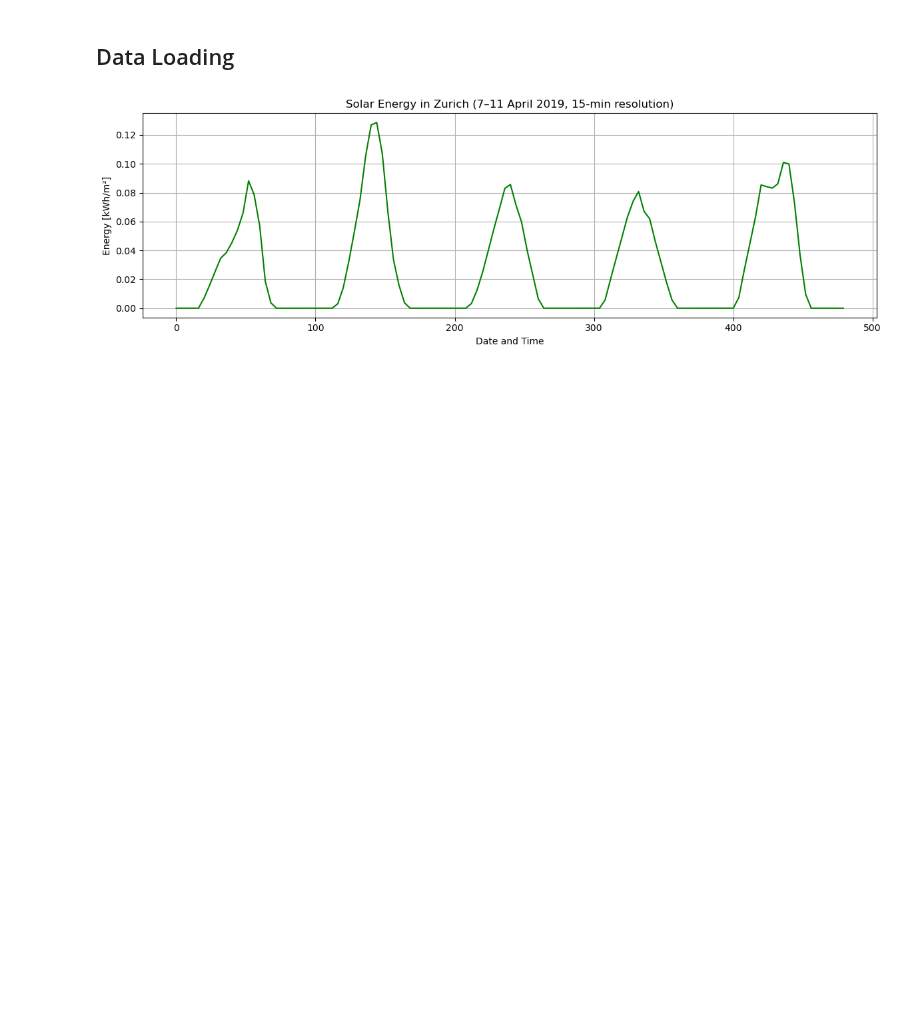
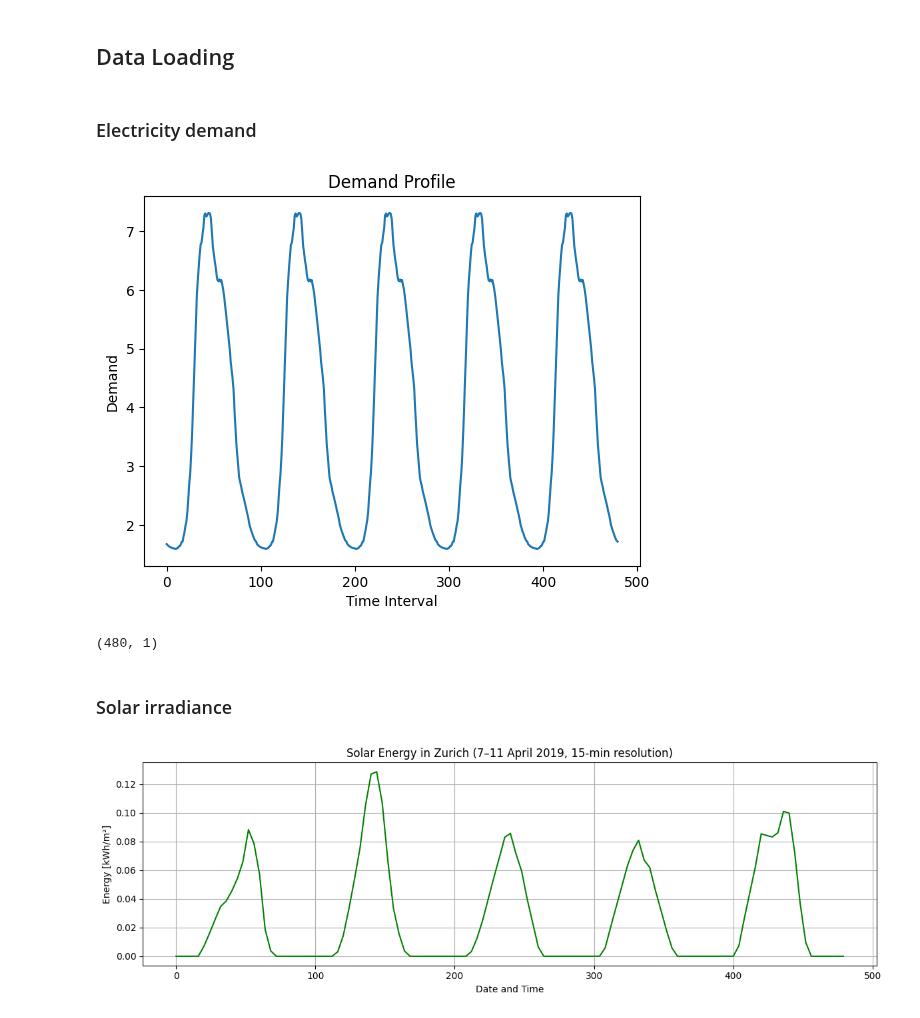
Before and after one commit to mauriacantoine/OptiDemandResponse, a Jupyter notebook: Project.ipynb, the cells around one changed output. Saved outputs shown, nothing was run; the diff lists cells and outputs as text; code cells hidden in the pictures; blank space fills up the shorter version.

Commit message:
add demand data to project.ipynb

```diff
--- a/Project.ipynb
+++ b/Project.ipynb
@@ -16,5 +18,30 @@ m = gp.Model("ADR")
 # %% [markdown]
 ## Data Loading
+# %% [markdown]
+### Electricity demand
+# %%
+profile_demand = pd.read_csv('Demand_Data_15min.csv', sep=',', decimal='.')
+profile_demand.head()
+
+facteur = 120000/1000000
+
+real_Demand= profile_demand['Demand']*facteur
+
+#plot the Demand Column
+plt.plot(real_Demand)
+plt.title('Demand Profile')
+plt.xlabel('Time Interval')
+plt.ylabel('Demand')
+plt.show()
+
+#only keep the demand column
+profile_demand = profile_demand[['Demand']]
+print(profile_demand.shape)
+# %% [output]
+[figure, added]
+(480, 1)
+# %% [markdown]
+### Solar irradiance
 # %%
 solar_energy = pd.read_csv('Solar_Energy_Zurich_15min.csv')
 # Plot the solar energy (kWh/m²) at 15-minute intervals
```
Also changed, not shown: parts of 4 cells of this notebook, 1 other file.
